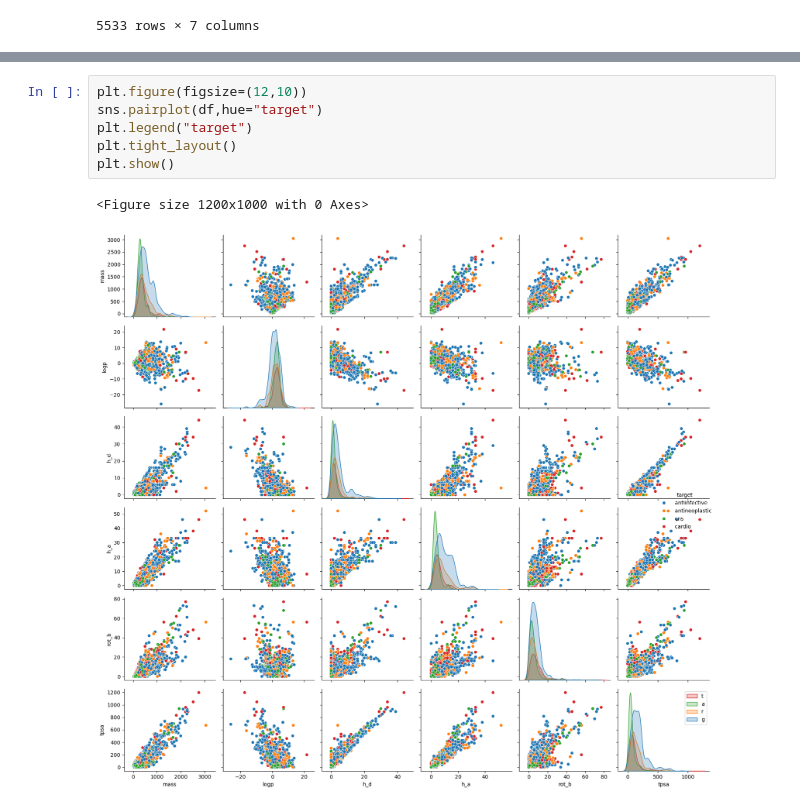
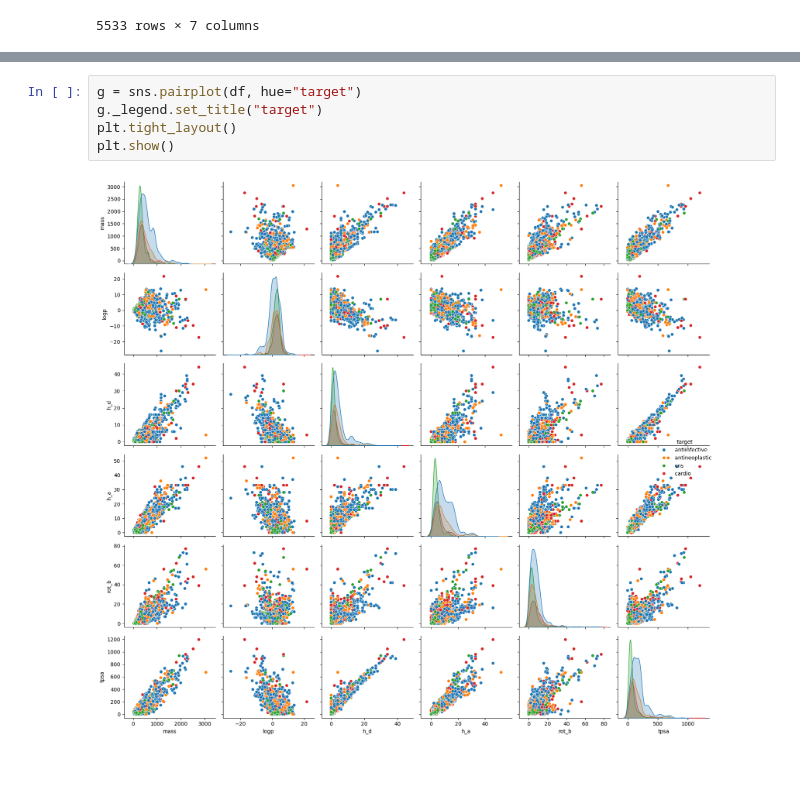
Before and after one commit to fkkarpinski/licencjat_git, a Jupyter notebook: notebook_drugs_prop.ipynb, the cells around one changed output, grey strips where cells are left out. Drawn from its saved outputs; the diff is of its cells as text; blank space fills up the shorter version.

```diff
--- a/notebook_drugs_prop.ipynb
+++ b/notebook_drugs_prop.ipynb
@@ -36,9 +36,7 @@ plt.show()
 # %%
-plt.figure(figsize=(12,10))
-sns.pairplot(df,hue="target")
-plt.legend("target")
+g = sns.pairplot(df, hue="target")
+g._legend.set_title("target")
 plt.tight_layout()
 plt.show()
 # %% [output]
-<Figure size 1200x1000 with 0 Axes>
-[figure, old version]
+[figure, new version]
```
Also changed, not shown: parts of 21 cells of this notebook.
